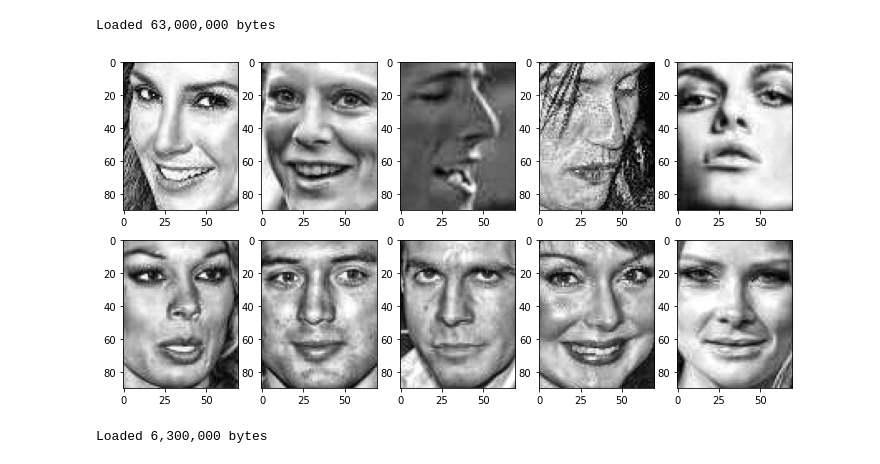
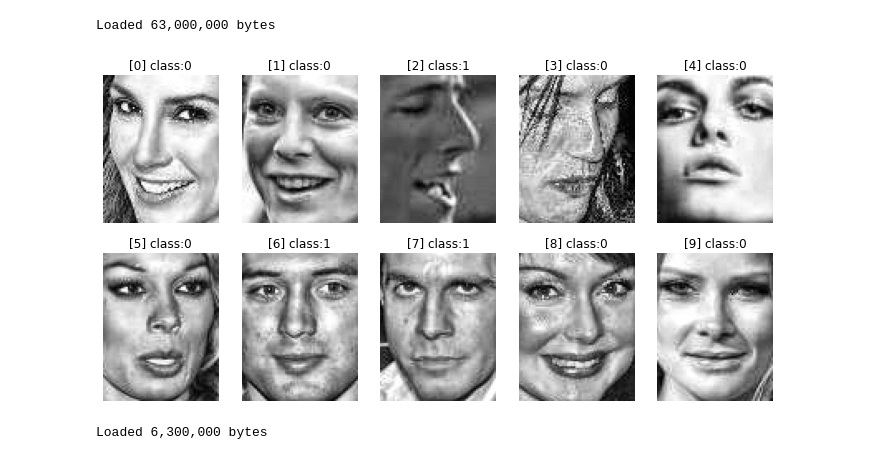
Before and after one commit to golfscript/AMLS_assignment22_23, a Jupyter notebook: main.ipynb, the cells around one changed output. Drawn from its saved outputs; the diff is of its cells as text; code cells hidden in the pictures.

```diff
--- a/main.ipynb
+++ b/main.ipynb
@@ -58,11 +58,13 @@ Loaded 63,000,000 bytes
 # %%
 plt.figure(figsize=(12,6))
 for i in range(10):
     plt.subplot(2, 5, i+1)
+    plt.axis('off')
+    plt.title(f'[{i}] class:{y[i]}')
     plt.imshow(X[i], cmap='gray')
 plt.show()
 # %% [output]
-[figure, old version]
+[figure, new version]
 # %%
 X_test, y_test = load_data(dataset+TEST, feature_col, file_col, model.load_image)
 # %% [output]
```
Also changed, not shown: parts of 4 cells of this notebook, 1 other file.
